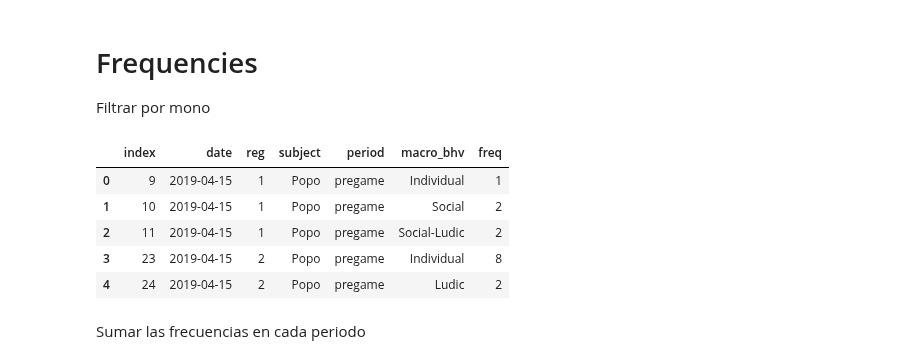
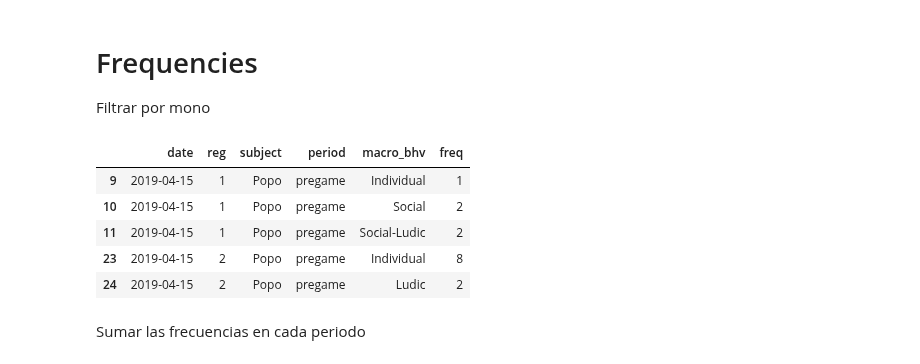
Before and after one commit to Bass2015/Orangutanes, a Jupyter notebook: src/ZZ_tests.ipynb, the cells around one changed output. Saved outputs shown, nothing was run; the diff lists cells and outputs as text; code cells hidden in the pictures.

```diff
--- a/src/ZZ_tests.ipynb
+++ b/src/ZZ_tests.ipynb
@@ -118,15 +108,16 @@ whole_df.to_csv('../data/clean_df.csv')
 
 Filtrar por mono
 # %%
+freq = pd.read_csv('../data/freqs_df.csv', index_col=[0])
 freq_popo_game = freq[(freq['subject']=='Popo')]
-freq_popo_game.reset_index().head()
+freq_popo_game.head()
 # %% [output]
-|  | index | date | reg | subject | period | macro_bhv | freq |
-| 0 | 9 | 2019-04-15 | 1 | Popo | pregame | Individual | 1 |
-| 1 | 10 | 2019-04-15 | 1 | Popo | pregame | Social | 2 |
-| 2 | 11 | 2019-04-15 | 1 | Popo | pregame | Social-Ludic | 2 |
-| 3 | 23 | 2019-04-15 | 2 | Popo | pregame | Individual | 8 |
-| 4 | 24 | 2019-04-15 | 2 | Popo | pregame | Ludic | 2 |
+|  | date | reg | subject | period | macro_bhv | freq |
+| 9 | 2019-04-15 | 1 | Popo | pregame | Individual | 1 |
+| 10 | 2019-04-15 | 1 | Popo | pregame | Social | 2 |
+| 11 | 2019-04-15 | 1 | Popo | pregame | Social-Ludic | 2 |
+| 23 | 2019-04-15 | 2 | Popo | pregame | Individual | 8 |
+| 24 | 2019-04-15 | 2 | Popo | pregame | Ludic | 2 |
 # %% [markdown]
 Sumar las frecuencias en cada periodo
 # %%
```
Also changed, not shown: parts of 8 cells of this notebook.
